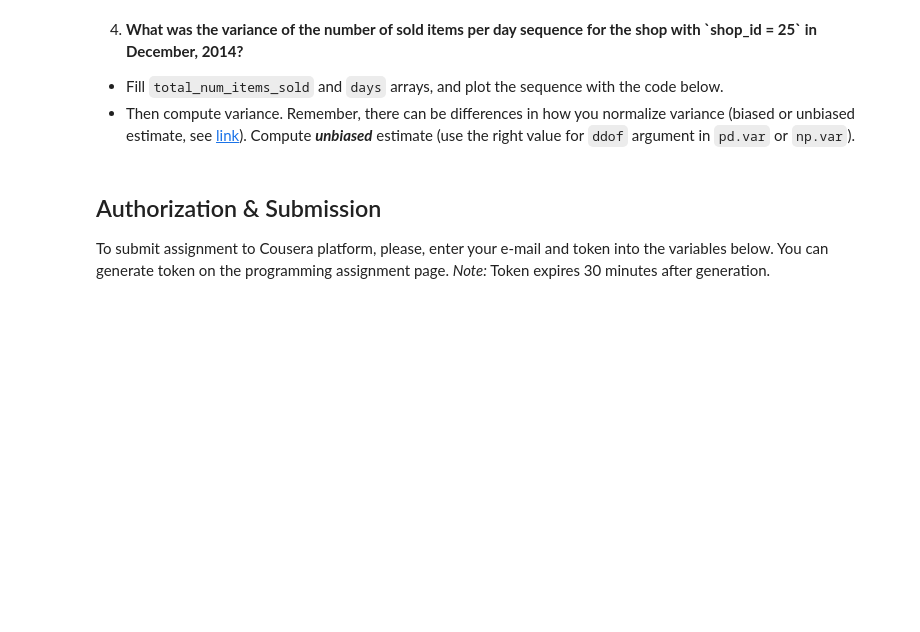
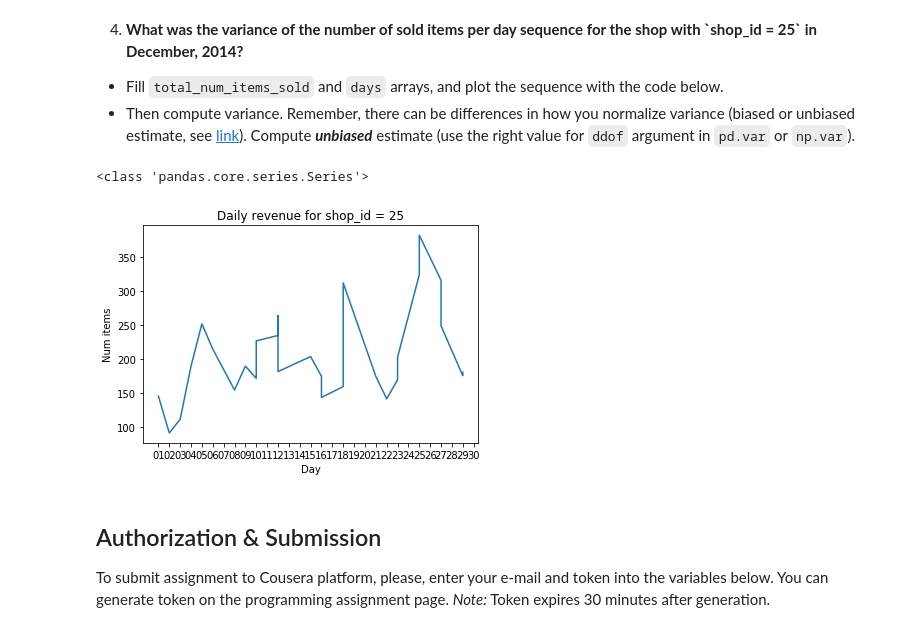
Before and after one commit to hoangHEDSPI/competitive-data-science, a Jupyter notebook: Programming assignment, week 1: Pandas basics/PandasBasics.ipynb, the cells around one changed output. Drawn from its saved outputs; the diff is of its cells as text; code cells hidden in the pictures; blank space fills up the shorter version.

```diff
--- a/Programming assignment, week 1: Pandas basics/PandasBasics.ipynb
+++ b/Programming assignment, week 1: Pandas basics/PandasBasics.ipynb
@@ -211,21 +211,31 @@ Remember, the data can sometimes be noisy.
 
 * Fill `total_num_items_sold` and `days` arrays, and plot the sequence with the code below.
 * Then compute variance. Remember, there can be differences in how you normalize variance (biased or unbiased estimate, see [link](https://math.stackexchange.com/questions/496627/the-difference-between-unbiased-biased-estimator-variance)). Compute ***unbiased*** estimate (use the right value for `ddof` argument in `pd.var` or `np.var`).
+# %%
+item_25_09_2014 = transactions[(transactions['shop_id'] == 25) & (transactions.date.dt.month==9)
+                               & (transactions.date.dt.year==2014)]
+# print item_25_09_2014.head()
+item_25_09_2014 = item_25_09_2014.groupby('day')['item_cnt_day'].sum()
+print type(item_25_09_2014)
+# %% [output]
+<class 'pandas.core.series.Series'>
 # %%
 shop_id = 25
 
-total_num_items_sold = # YOUR CODE GOES HERE
-days = # YOUR CODE GOES HERE
+total_num_items_sold = item_25_09_2014.values# YOUR CODE GOES HERE
+days = item_25_09_2014.index
 
 # Plot it
 plt.plot(days, total_num_items_sold)
 plt.ylabel('Num items')
 plt.xlabel('Day')
 plt.title("Daily revenue for shop_id = 25")
 plt.show()
 
-total_num_items_sold_var = # PUT YOUR ANSWER IN THIS VARIABLE
-grader.submit_tag('total_num_items_sold_var', total_num_items_sold_var)
+# total_num_items_sold_var = # PUT YOUR ANSWER IN THIS VARIABLE
+# grader.submit_tag('total_num_items_sold_var', total_num_items_sold_var)
+# %% [output]
+[figure, added]
 # %% [markdown]
 ## Authorization & Submission
 To submit assignment to Cousera platform, please, enter your e-mail and token into the variables below. You can generate token on the programming assignment page. *Note:* Token expires 30 minutes after generation.
```
Also changed, not shown: parts of 1 cell of this notebook.
